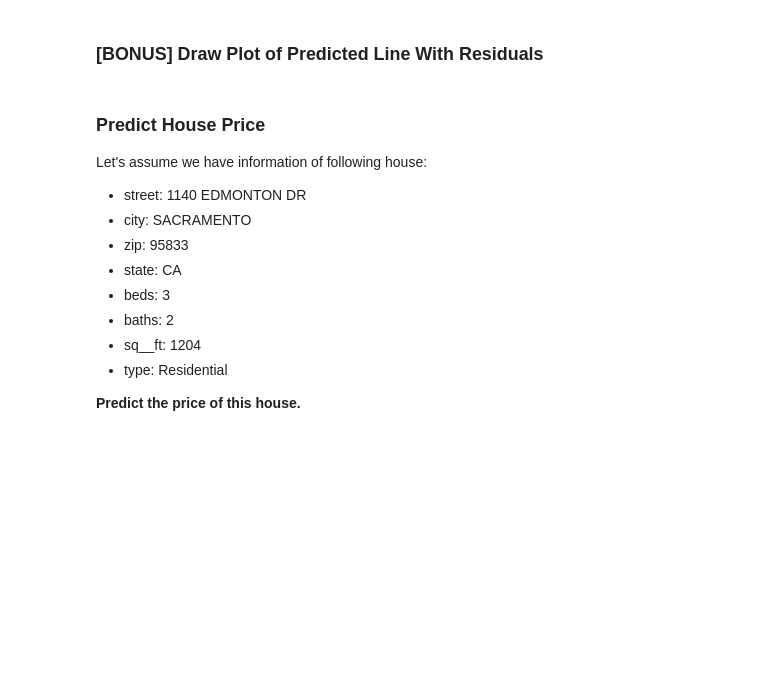
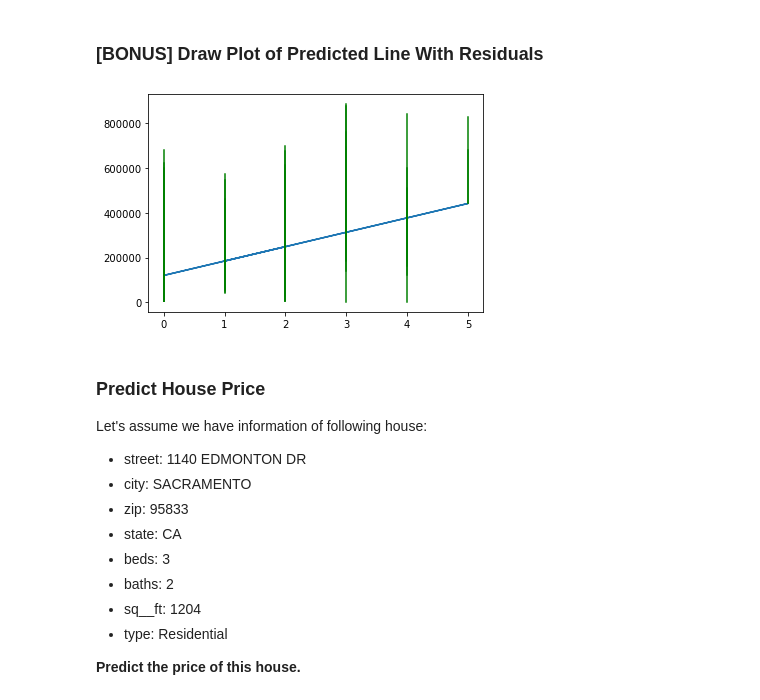
Before and after one commit to Anna-HuangJ/Anna_Repository, a Jupyter notebook: Labs/Lab 4 /IOD_Lab 4.1.ipynb, the cells around one changed output. Saved outputs shown, nothing was run; the diff lists cells and outputs as text; code cells hidden in the pictures; blank space fills up the shorter version.

```diff
--- a/Labs/Lab 4 /IOD_Lab 4.1.ipynb
+++ b/Labs/Lab 4 /IOD_Lab 4.1.ipynb
@@ -245,6 +245,8 @@ $$\hat{y} = \beta_0 + \beta_1 x$$
 # %%
 # ANSWER
 yhat = beta0 + beta1 * x
+# %%
+house['yhat'] = yhat
 # %%
 yhat
 # %% [output]
@@ -338,3 +332,10 @@ plt.plot(x,yhat)
+# %%
+# ANSWER
+plt.plot(x,yhat)
+for _, row in house.iterrows():
+    plt.plot((row['baths'], row['baths']), (row['price'], row['yhat']), 'g-')
+# %% [output]
+[figure, added]
 # %% [markdown]
 ### Predict House Price
 
```
Also changed, not shown: parts of 25 cells of this notebook, 1 other file.
